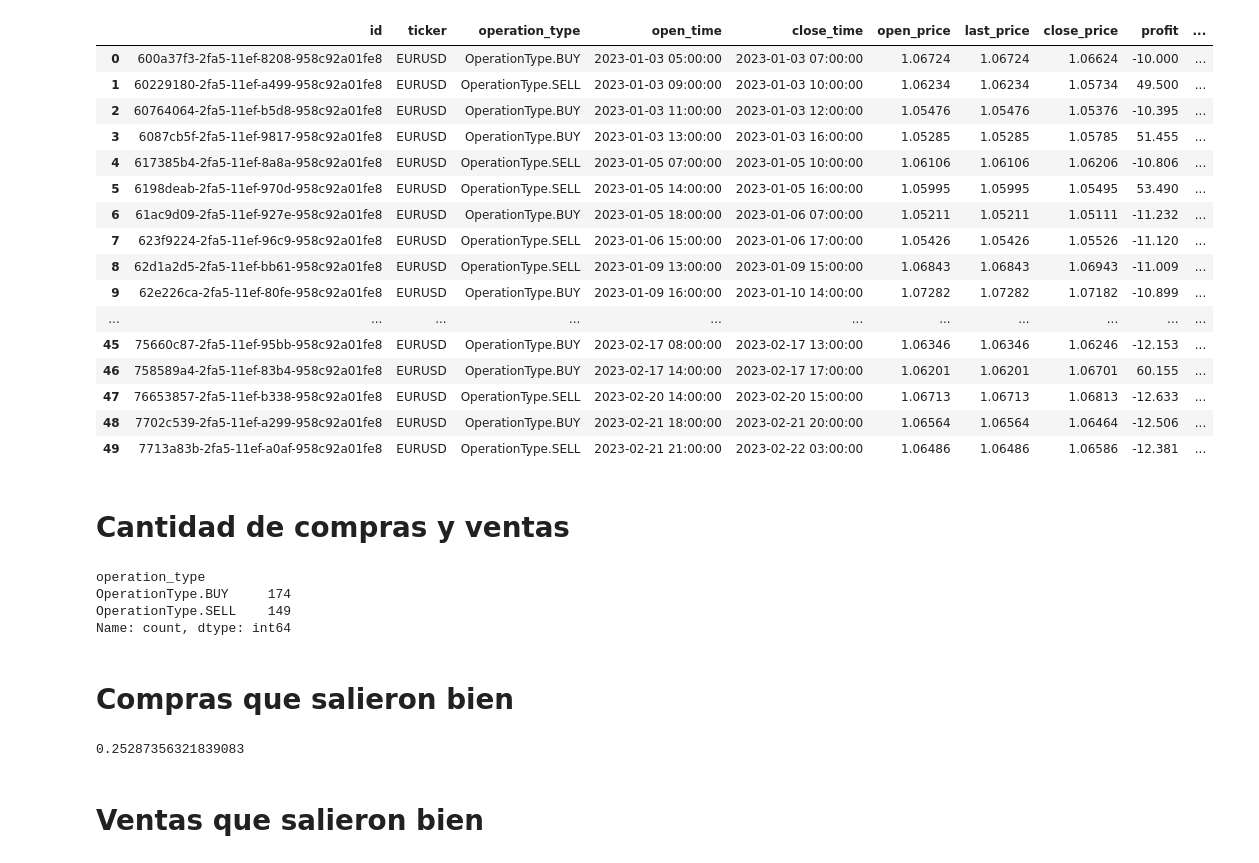
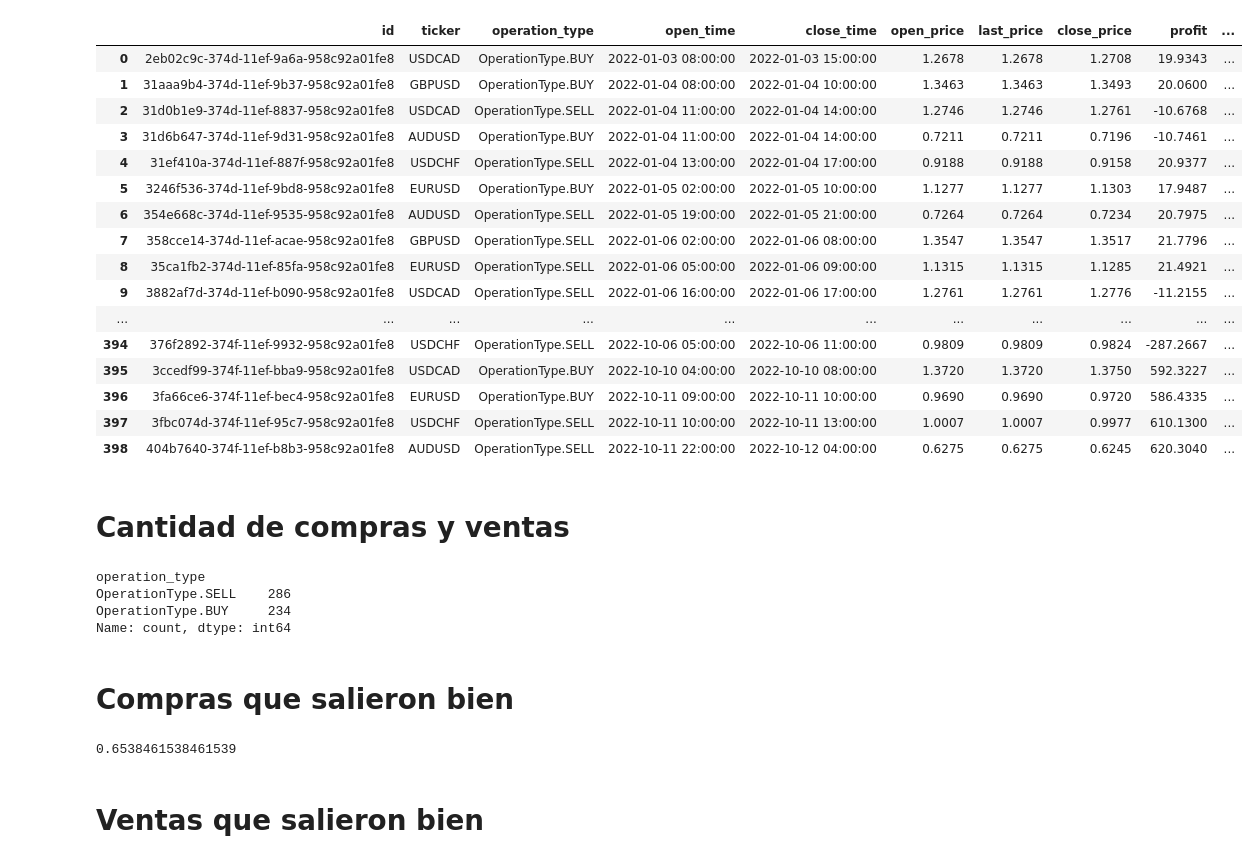
Before and after one commit to SaidJacobo/forex_ml_bot, a Jupyter notebook: Check results.ipynb, the cells around one changed output. Saved outputs shown, nothing was run; the diff lists cells and outputs as text; code cells hidden in the pictures.

```diff
--- a/Check results.ipynb
+++ b/Check results.ipynb
@@ -12,6 +12,7 @@ from datetime import datetime, timedelta
 import time
 from sklearn.metrics import precision_recall_curve, auc
 pd.options.display.max_rows = 999
+pd.set_option('display.float_format', '{:.4f}'.format)
 # %%
 def plot_confusion_matrix(y_true, y_pred, classes,
                           normalize=False,
@@ -50,29 +51,33 @@ with open('configs/project_config.yml', 'r') as archivo:
 
 initial_wallet_value = config['start_money']
 # %%
-path = 'Mode_train-Model_gradient_boosting-TrainWw_1440-TrainPd_24-TradingStgy_ml_strategy-PeriodsFwTg_24-SL_10-RR_5-UseDaysClose_True'
-orders = pd.read_csv(os.path.join('./backbone/data/backtest/experiments', path, 'orders.csv'))
-wallet = pd.read_csv(os.path.join('./backbone/data/backtest/experiments', path, 'wallet.csv'))
+root_path = './backbone/data/backtest/experiments'
+# root_path = 'C:/Users/SaidJ/OneDrive/Documentos/projects/forex_ml_bot/experiments 20240623'
+
+
+path = 'Mode_train-Model_random_forest-TrainWw_11520-TrainPd_24-TradStgy_ml_strategy-PerFwTg_8-SL_15-RR_2-CloseByTimeTrue-TS_False'
+orders = pd.read_csv(os.path.join(root_path, path, 'orders.csv'))
+wallet = pd.read_csv(os.path.join(root_path, path, 'wallet.csv'))
 # %%
-orders.head(50)
+orders
 # %% [output]
 |  | id | ticker | operation_type | open_time | close_time | open_price | last_price | close_price | profit | ... |
-| 0 | 600a37f3-2fa5-11ef-8208-958c92a01fe8 | EURUSD | OperationType.BUY | 2023-01-03 05:00:00 | 2023-01-03 07:00:00 | 1.06724 | 1.06724 | 1.06624 | -10.000 | ... |
-| 1 | 60229180-2fa5-11ef-a499-958c92a01fe8 | EURUSD | OperationType.SELL | 2023-01-03 09:00:00 | 2023-01-03 10:00:00 | 1.06234 | 1.06234 | 1.05734 | 49.500 | ... |
-| 2 | 60764064-2fa5-11ef-b5d8-958c92a01fe8 | EURUSD | OperationType.BUY | 2023-01-03 11:00:00 | 2023-01-03 12:00:00 | 1.05476 | 1.05476 | 1.05376 | -10.395 | ... |
-| 3 | 6087cb5f-2fa5-11ef-9817-958c92a01fe8 | EURUSD | OperationType.BUY | 2023-01-03 13:00:00 | 2023-01-03 16:00:00 | 1.05285 | 1.05285 | 1.05785 | 51.455 | ... |
-| 4 | 617385b4-2fa5-11ef-8a8a-958c92a01fe8 | EURUSD | OperationType.SELL | 2023-01-05 07:00:00 | 2023-01-05 10:00:00 | 1.06106 | 1.06106 | 1.06206 | -10.806 | ... |
-| 5 | 6198deab-2fa5-11ef-970d-958c92a01fe8 | EURUSD | OperationType.SELL | 2023-01-05 14:00:00 | 2023-01-05 16:00:00 | 1.05995 | 1.05995 | 1.05495 | 53.490 | ... |
-| 6 | 61ac9d09-2fa5-11ef-927e-958c92a01fe8 | EURUSD | OperationType.BUY | 2023-01-05 18:00:00 | 2023-01-06 07:00:00 | 1.05211 | 1.05211 | 1.05111 | -11.232 | ... |
-| 7 | 623f9224-2fa5-11ef-96c9-958c92a01fe8 | EURUSD | OperationType.SELL | 2023-01-06 15:00:00 | 2023-01-06 17:00:00 | 1.05426 | 1.05426 | 1.05526 | -11.120 | ... |
-| 8 | 62d1a2d5-2fa5-11ef-bb61-958c92a01fe8 | EURUSD | OperationType.SELL | 2023-01-09 13:00:00 | 2023-01-09 15:00:00 | 1.06843 | 1.06843 | 1.06943 | -11.009 | ... |
-| 9 | 62e226ca-2fa5-11ef-80fe-958c92a01fe8 | EURUSD | OperationType.BUY | 2023-01-09 16:00:00 | 2023-01-10 14:00:00 | 1.07282 | 1.07282 | 1.07182 | -10.899 | ... |
+| 0 | 2eb02c9c-374d-11ef-9a6a-958c92a01fe8 | USDCAD | OperationType.BUY | 2022-01-03 08:00:00 | 2022-01-03 15:00:00 | 1.2678 | 1.2678 | 1.2708 | 19.9343 | ... |
+| 1 | 31aaa9b4-374d-11ef-9b37-958c92a01fe8 | GBPUSD | OperationType.BUY | 2022-01-04 08:00:00 | 2022-01-04 10:00:00 | 1.3463 | 1.3463 | 1.3493 | 20.0600 | ... |
+| 2 | 31d0b1e9-374d-11ef-8837-958c92a01fe8 | USDCAD | OperationType.SELL | 2022-01-04 11:00:00 | 2022-01-04 14:00:00 | 1.2746 | 1.2746 | 1.2761 | -10.6768 | ... |
+| 3 | 31d6b647-374d-11ef-9d31-958c92a01fe8 | AUDUSD | OperationType.BUY | 2022-01-04 11:00:00 | 2022-01-04 14:00:00 | 0.7211 | 0.7211 | 0.7196 | -10.7461 | ... |
+| 4 | 31ef410a-374d-11ef-887f-958c92a01fe8 | USDCHF | OperationType.SELL | 2022-01-04 13:00:00 | 2022-01-04 17:00:00 | 0.9188 | 0.9188 | 0.9158 | 20.9377 | ... |
+| 5 | 3246f536-374d-11ef-9bd8-958c92a01fe8 | EURUSD | OperationType.BUY | 2022-01-05 02:00:00 | 2022-01-05 10:00:00 | 1.1277 | 1.1277 | 1.1303 | 17.9487 | ... |
+| 6 | 354e668c-374d-11ef-9535-958c92a01fe8 | AUDUSD | OperationType.SELL | 2022-01-05 19:00:00 | 2022-01-05 21:00:00 | 0.7264 | 0.7264 | 0.7234 | 20.7975 | ... |
+| 7 | 358cce14-374d-11ef-acae-958c92a01fe8 | GBPUSD | OperationType.SELL | 2022-01-06 02:00:00 | 2022-01-06 08:00:00 | 1.3547 | 1.3547 | 1.3517 | 21.7796 | ... |
+| 8 | 35ca1fb2-374d-11ef-85fa-958c92a01fe8 | EURUSD | OperationType.SELL | 2022-01-06 05:00:00 | 2022-01-06 09:00:00 | 1.1315 | 1.1315 | 1.1285 | 21.4921 | ... |
+| 9 | 3882af7d-374d-11ef-b090-958c92a01fe8 | USDCAD | OperationType.SELL | 2022-01-06 16:00:00 | 2022-01-06 17:00:00 | 1.2761 | 1.2761 | 1.2776 | -11.2155 | ... |
 | ... | ... | ... | ... | ... | ... | ... | ... | ... | ... | ... |
-| 45 | 75660c87-2fa5-11ef-95bb-958c92a01fe8 | EURUSD | OperationType.BUY | 2023-02-17 08:00:00 | 2023-02-17 13:00:00 | 1.06346 | 1.06346 | 1.06246 | -12.153 | ... |
-| 46 | 758589a4-2fa5-11ef-83b4-958c92a01fe8 | EURUSD | OperationType.BUY | 2023-02-17 14:00:00 | 2023-02-17 17:00:00 | 1.06201 | 1.06201 | 1.06701 | 60.155 | ... |
-| 47 | 76653857-2fa5-11ef-b338-958c92a01fe8 | EURUSD | OperationType.SELL | 2023-02-20 14:00:00 | 2023-02-20 15:00:00 | 1.06713 | 1.06713 | 1.06813 | -12.633 | ... |
-| 48 | 7702c539-2fa5-11ef-a299-958c92a01fe8 | EURUSD | OperationType.BUY | 2023-02-21 18:00:00 | 2023-02-21 20:00:00 | 1.06564 | 1.06564 | 1.06464 | -12.506 | ... |
-| 49 | 7713a83b-2fa5-11ef-a0af-958c92a01fe8 | EURUSD | OperationType.SELL | 2023-02-21 21:00:00 | 2023-02-22 03:00:00 | 1.06486 | 1.06486 | 1.06586 | -12.381 | ... |
+| 394 | 376f2892-374f-11ef-9932-958c92a01fe8 | USDCHF | OperationType.SELL | 2022-10-06 05:00:00 | 2022-10-06 11:00:00 | 0.9809 | 0.9809 | 0.9824 | -287.2667 | ... |
+| 395 | 3ccedf99-374f-11ef-bba9-958c92a01fe8 | USDCAD | OperationType.BUY | 2022-10-10 04:00:00 | 2022-10-10 08:00:00 | 1.3720 | 1.3720 | 1.3750 | 592.3227 | ... |
+| 396 | 3fa66ce6-374f-11ef-bec4-958c92a01fe8 | EURUSD | OperationType.BUY | 2022-10-11 09:00:00 | 2022-10-11 10:00:00 | 0.9690 | 0.9690 | 0.9720 | 586.4335 | ... |
+| 397 | 3fbc074d-374f-11ef-95c7-958c92a01fe8 | USDCHF | OperationType.SELL | 2022-10-11 10:00:00 | 2022-10-11 13:00:00 | 1.0007 | 1.0007 | 0.9977 | 610.1300 | ... |
+| 398 | 404b7640-374f-11ef-b8b3-958c92a01fe8 | AUDUSD | OperationType.SELL | 2022-10-11 22:00:00 | 2022-10-12 04:00:00 | 0.6275 | 0.6275 | 0.6245 | 620.3040 | ... |
 # %%
 orders = orders.sort_values(by='close_time')
 # %% [markdown]
@@ -81,15 +86,15 @@ orders = orders.sort_values(by='close_time')
 orders.operation_type.value_counts()
 # %% [output]
 operation_type
-OperationType.BUY     174
-OperationType.SELL    149
+OperationType.SELL    286
+OperationType.BUY     234
 Name: count, dtype: int64
 # %% [markdown]
 # Compras que salieron bien
 # %%
 orders[(orders['operation_type']=='OperationType.BUY') & (orders['profit']>0)].shape[0] / orders[(orders['operation_type']=='OperationType.BUY')].shape[0]
 # %% [output]
-0.25287356321839083
+0.6538461538461539
 # %% [markdown]
 # Ventas que salieron bien
 # %%
```
Also changed, not shown: parts of 39 cells of this notebook, 11 other files.
